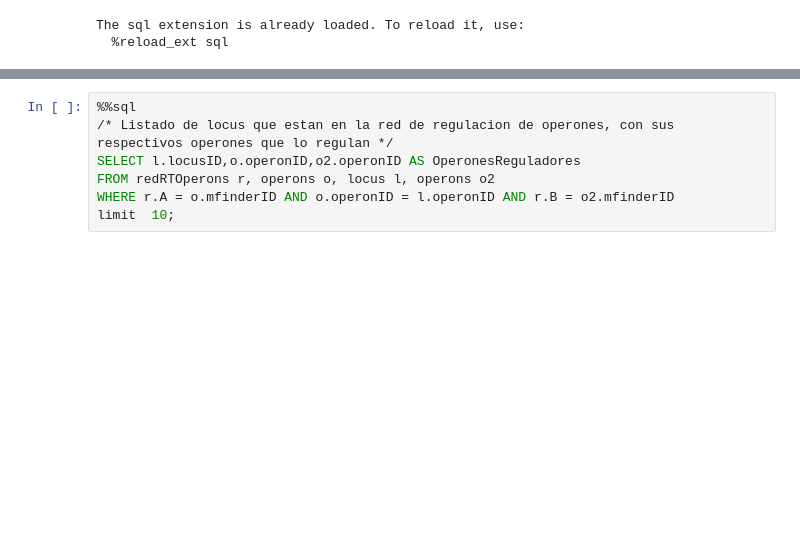
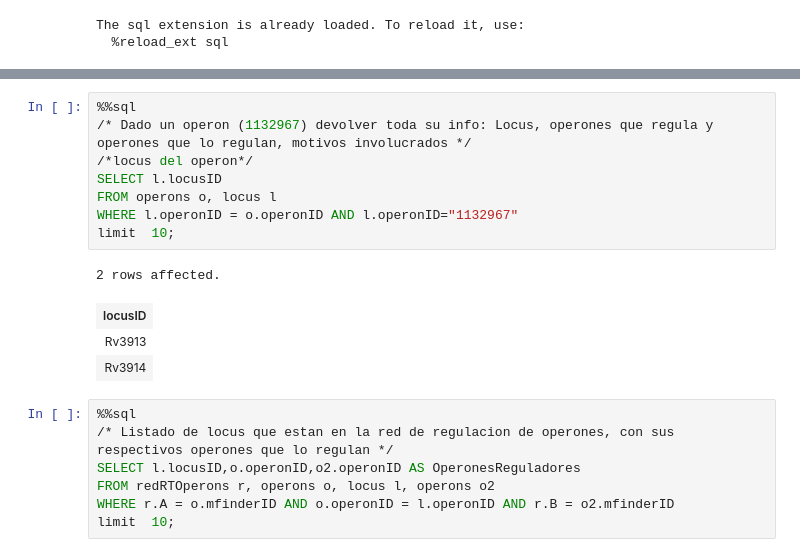
Before and after one commit to AgustinPardo/mycoRT, a Jupyter notebook: DB/cargaDBmycoRT.ipynb, the cells around one changed output, grey strips where cells are left out. Cells and saved outputs as stored; diff of their text form; blank space fills up the shorter version.

Commit message:
Comenzamos con el GET de los datos del operon. Cambios en el diseño web

```diff
--- a/DB/cargaDBmycoRT.ipynb
+++ b/DB/cargaDBmycoRT.ipynb
@@ -181,3 +181,16 @@ The sql extension is already loaded. To reload it, use:
+# %%
+%%sql
+/* Dado un operon (1132967) devolver toda su info: Locus, operones que regula y operones que lo regulan, motivos involucrados */
+/*locus del operon*/
+SELECT l.locusID
+FROM operons o, locus l
+WHERE l.operonID = o.operonID AND l.operonID="1132967"
+limit  10;
+# %% [output]
+2 rows affected.
+| locusID |
+| Rv3913 |
+| Rv3914 |
 # %%
 %%sql
 /* Listado de locus que estan en la red de regulacion de operones, con sus respectivos operones que lo regulan */
```
Also changed, not shown: parts of 3 cells of this notebook, 6 other files.
